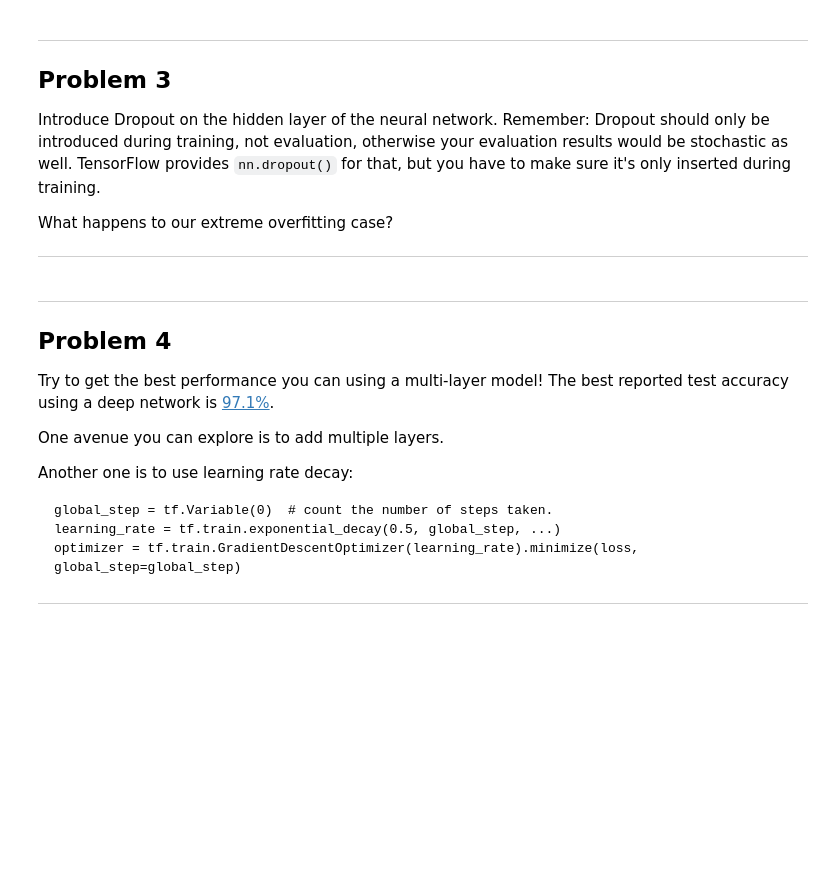
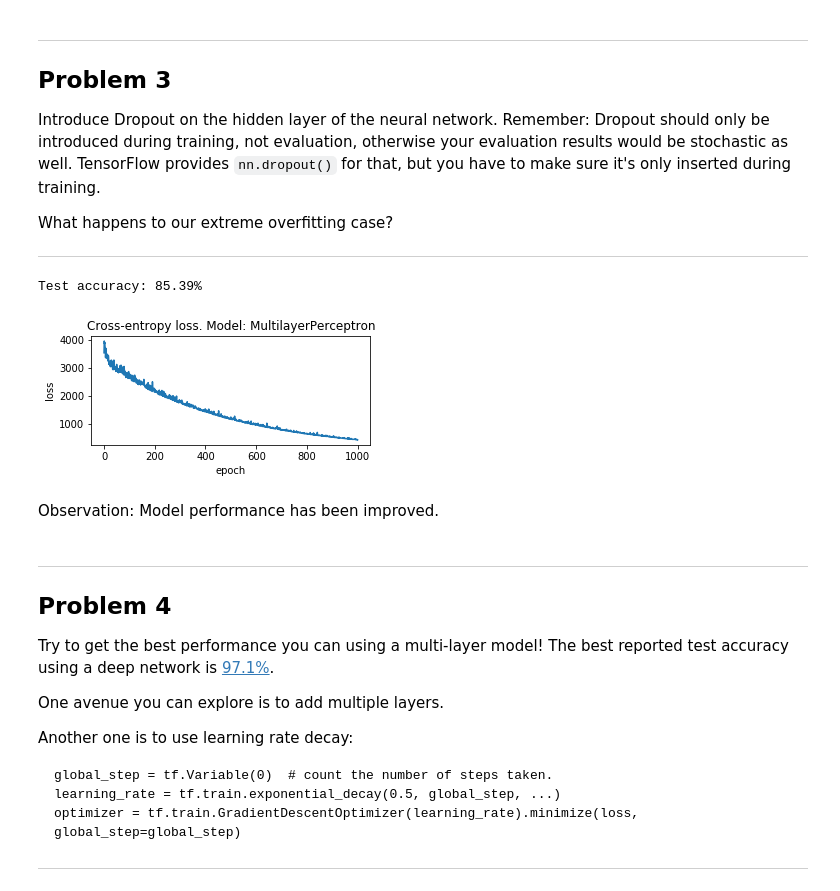
Before and after one commit to slipnitskaya/deep-learning-tensorflow-ud730, a Jupyter notebook: 3_regularization.ipynb, the cells around one changed output. Cells and saved outputs as stored; diff of their text form; code cells hidden in the pictures; blank space fills up the shorter version.

```diff
--- a/3_regularization.ipynb
+++ b/3_regularization.ipynb
@@ -253,6 +85,15 @@ Introduce Dropout on the hidden layer of the neural network. Remember: Dropout s
 What happens to our extreme overfitting case?
 
 ---
+# %%
+params['dropout_rate'] = 0.3
+est_class=MultilayerPerceptron
+model_training(train_dataset, test_dataset, train_labels, test_labels, est_class, params)
+# %% [output]
+Test accuracy: 85.39%
+[figure, added]
+# %% [markdown]
+Observation: Model performance has been improved.
 # %% [markdown]
 ---
 Problem 4
```
Also changed, not shown: parts of 6 cells of this notebook.
